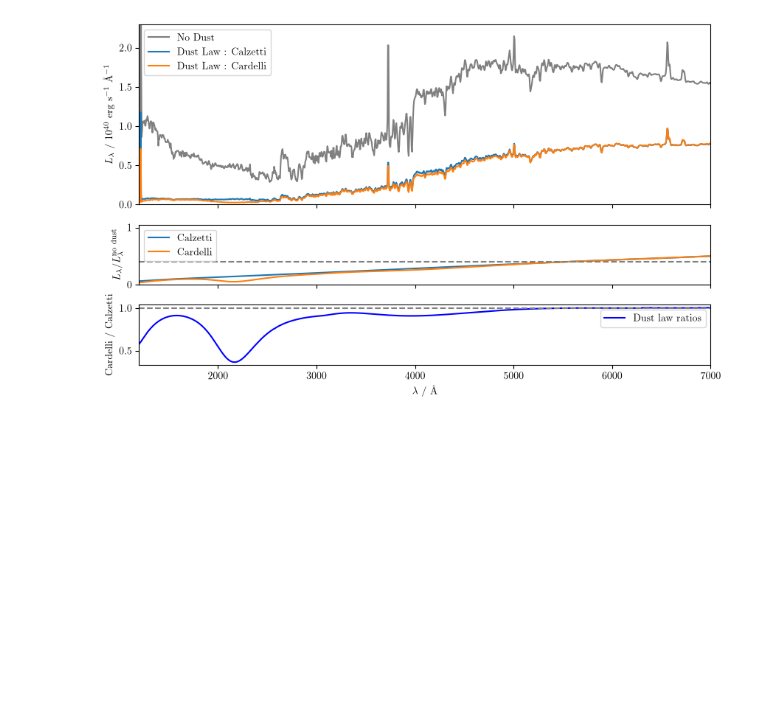
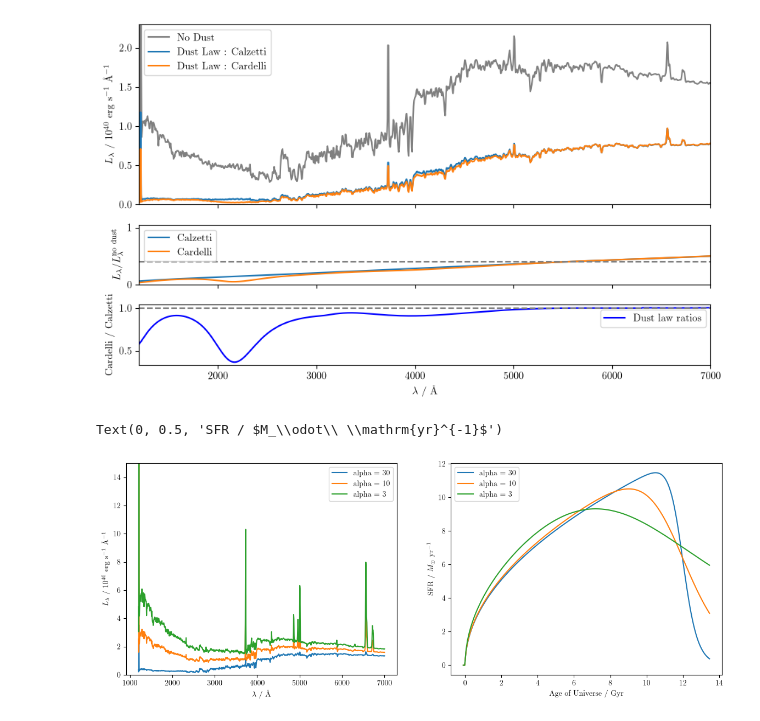
Before and after one commit to ChristineHao-zhcekl/galprior, a Jupyter notebook: BAGPIPES/parameter_intuition.ipynb, the cells around one changed output. Cells and saved outputs as stored; diff of their text form; code cells hidden in the pictures; blank space fills up the shorter version.

Commit message:
SFH alpha check

```diff
--- a/BAGPIPES/parameter_intuition.ipynb
+++ b/BAGPIPES/parameter_intuition.ipynb
@@ -135,3 +135,27 @@ ax2.legend()
 # %% [output]
 <matplotlib.legend.Legend at 0x...>
 [figure]
+# %%
+alphas = [30, 10, 3]
+t_form_gyr = (model.sfh.age_of_universe - model.sfh.ages) * 1e-9
+fig, (ax1, ax2) = plt.subplots(1, 2, figsize = (14, 5))
+for alpha in alphas:
+    alp = copy.deepcopy(model_components)
+    alp['dblplaw']['alpha'] = alpha
+    a = model_galaxy(alp, filt_list=None, spec_wavs=uv_wavelength_grid, spec_units='ergscma', phot_units='ergscma', index_list=None)
+    luminosity = a.spectrum[:, 1] / 10**40
+    SFH = a.sfh.sfh
+
+    ax1.plot(uv_wavelength_grid, luminosity, label = f'alpha = {alpha}')
+    ax2.plot(t_form_gyr, SFH, label = f'alpha = {alpha}')
+
+    ax1.legend()
+    ax2.legend()
+ax1.set_ylim(0, 15)
+ax1.set_xlabel(r"$\lambda$ / \AA")
+ax1.set_ylabel(r"$L_\lambda\ /\ 10^{40}$ erg s$^{-1}$ \AA$^{-1}$")
+ax2.set_xlabel("Age of Universe / Gyr")
+ax2.set_ylabel(r"SFR / $M_\odot\ \mathrm{yr}^{-1}$")
+# %% [output]
+Text(0, 0.5, 'SFR / $M_\\odot\\ \\mathrm{yr}^{-1}$')
+[figure, added]
```
